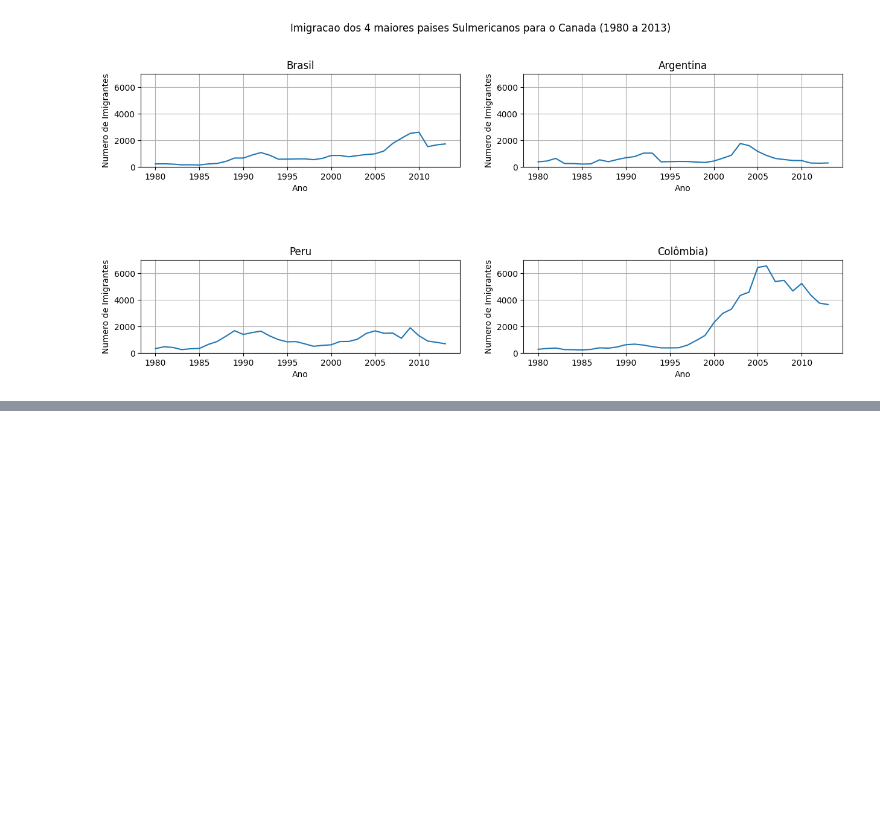
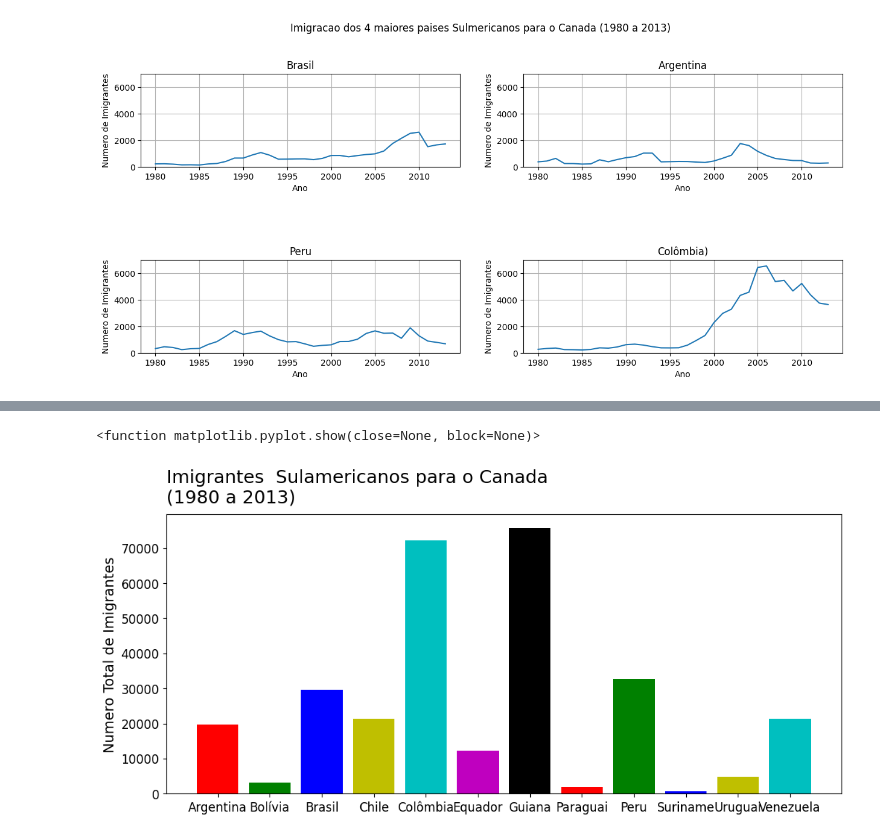
Before and after one commit to mthcuelhar/EstudoAlura-NotebookColab, a Jupyter notebook: Curso_2_Imigrantes_Brasil_to_Canada.ipynb, the cells around one changed output, grey strips where cells are left out. Saved outputs shown, nothing was run; the diff lists cells and outputs as text; code cells hidden in the pictures; blank space fills up the shorter version.

```diff
--- a/Curso_2_Imigrantes_Brasil_to_Canada.ipynb
+++ b/Curso_2_Imigrantes_Brasil_to_Canada.ipynb
@@ -324,0 +391,3 @@ plt.show()
+# %%
+sulamerica = df0.query('Região == "América do Sul"')
+sulamerica
@@ -324,0 +410,13 @@ plt.show()
+# %%
+cores = ['r', 'g', 'b', 'y', 'c', 'm', 'k']
+fig, ax = plt.subplots(figsize=(12,5))
+ax.bar(sulamerica.index, sulamerica['Total'], color=cores)
+ax.set_title('Imigrantes  Sulamericanos para o Canada\n(1980 a 2013)', fontsize=18, y=1.02, loc='left')
+ax.set_xlabel('')
+ax.set_ylabel('Numero Total de Imigrantes', fontsize=14)
+ax.xaxis.set_tick_params(labelsize=12)
+ax.yaxis.set_tick_params(labelsize=12)
+plt.show
+# %% [output]
+<function matplotlib.pyplot.show(close=None, block=None)>
+[figure, added]
```
Also changed, not shown: parts of 24 cells of this notebook.
